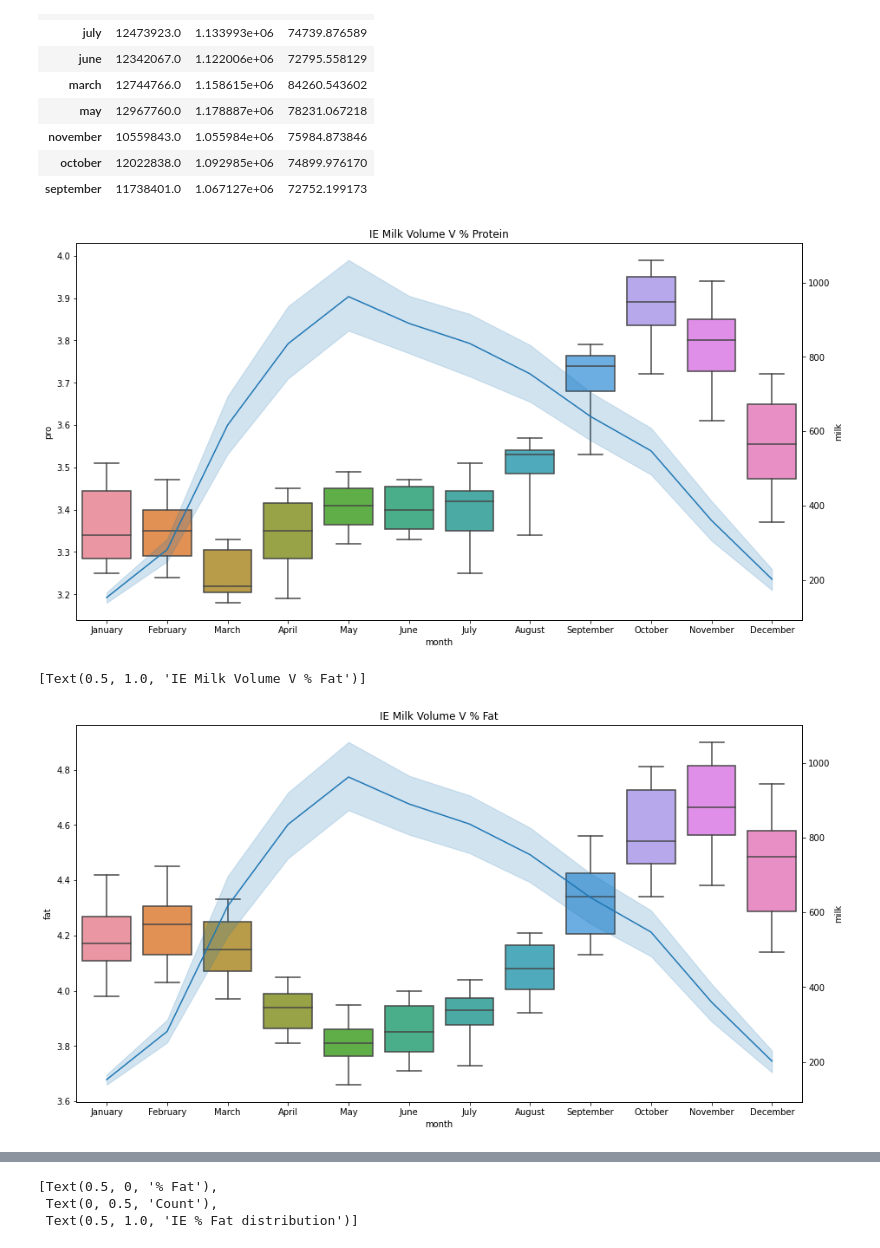
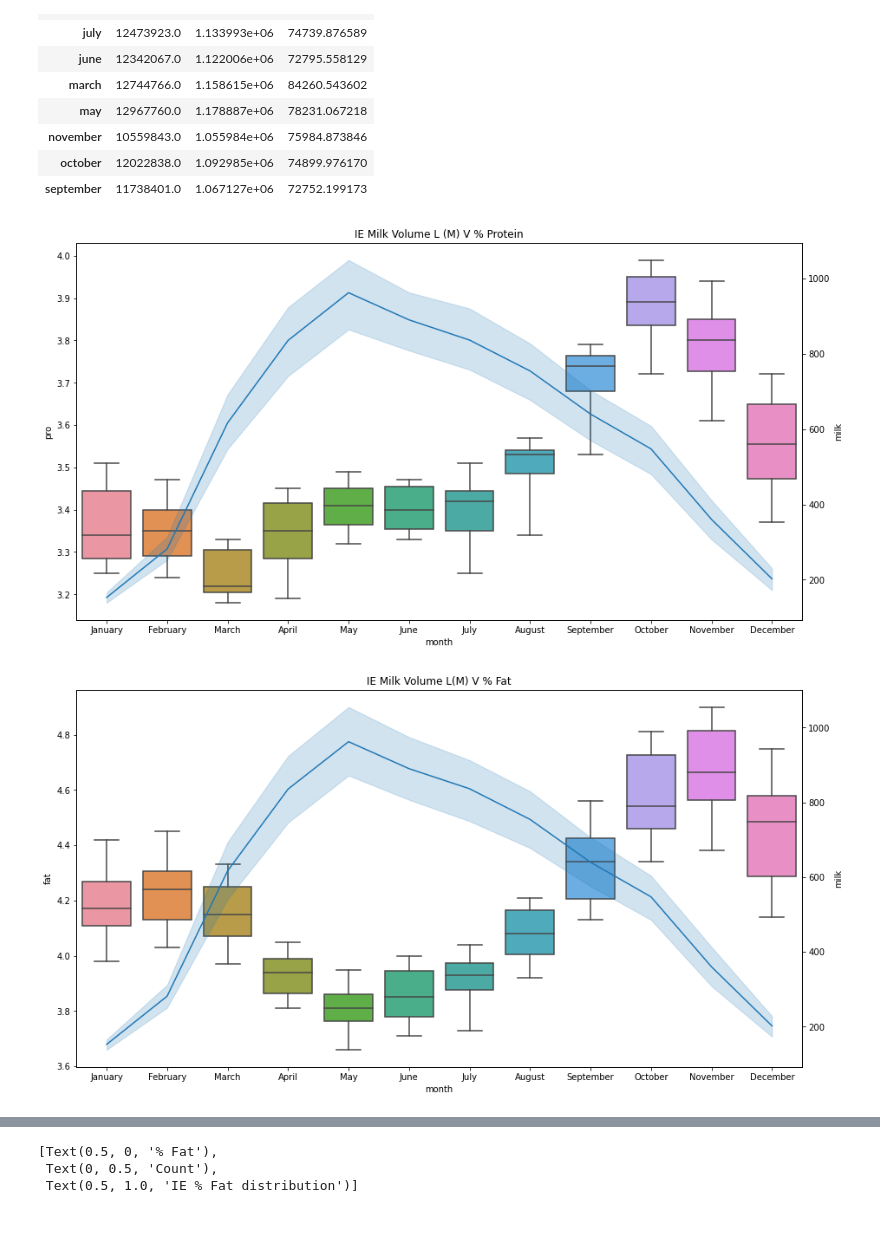
Before and after one commit to sba22169/MSC_DA_CA2, a Jupyter notebook: sba22169_ST_MSC_CA2.ipynb, the cells around one changed output, grey strips where cells are left out. Cells and saved outputs as stored; diff of their text form; code cells hidden in the pictures.

```diff
--- a/sba22169_ST_MSC_CA2.ipynb
+++ b/sba22169_ST_MSC_CA2.ipynb
@@ -191,18 +191,18 @@ nldfm['milk'].agg([np.sum, np.mean, np.std])
 # %%
 rcParams['figure.figsize'] = 15,8
 ax = sns.boxplot(x='month',y = 'pro', data = iedf, whis = 10)
 ax2 = ax.twinx()
-ax =sns.lineplot(x='month', y ='milk',data = iedf).set(title='IE Milk Volume V % Protein')
+ax =sns.lineplot(x='month', y ='milk',data = iedf).set(title='IE Milk Volume L (M) V % Protein')
+plt.savefig("box_ie_pro_milk.png", dpi=300);
 # %% [output]
-[figure, old version]
+[figure, new version]
 # %%
 ax = sns.boxplot(x='month' , y = 'fat', data = iedf, whis = 10)
 ax2 = ax.twinx()
-sns.lineplot(x='month', y ='milk',data = iedf).set(title='IE Milk Volume V % Fat')
-#plt.savefig("ff_day_box_plot.png", dpi=300)
+sns.lineplot(x='month', y ='milk',data = iedf).set(title='IE Milk Volume L(M) V % Fat')
+plt.savefig("box_ie_fat_milk.png", dpi=300);
 # %% [output]
-[Text(0.5, 1.0, 'IE Milk Volume V % Fat')]
-[figure, old version]
+[figure, new version]
 # %%
 
 ax = sns.boxplot(x='month' , y = 'fat', data = nldf, whis = 10)
```
Also changed, not shown: parts of 4 cells of this notebook, 17 other files.
